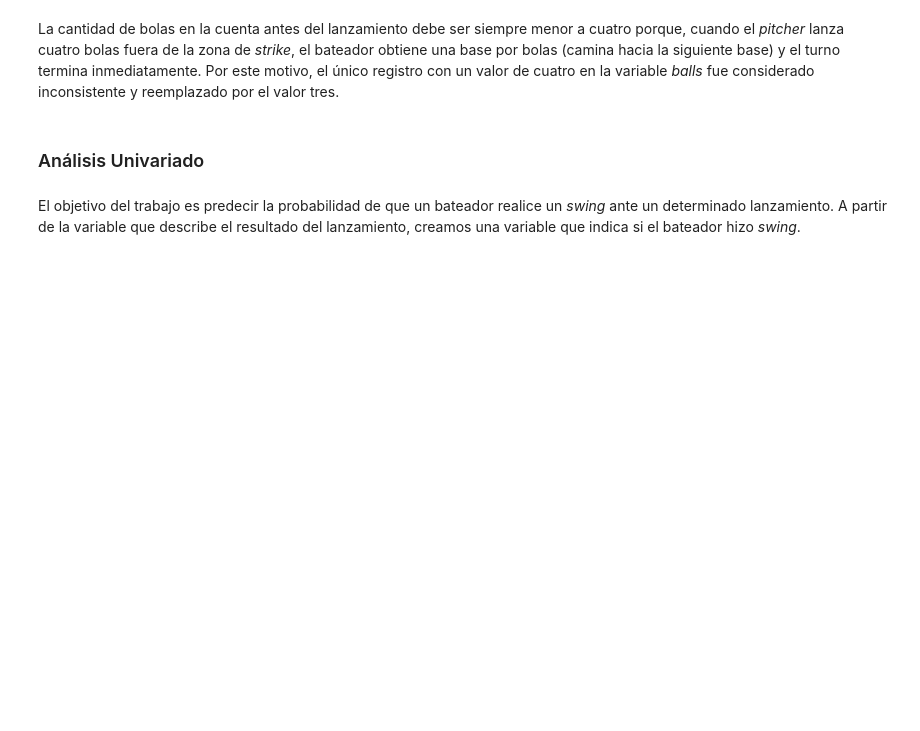
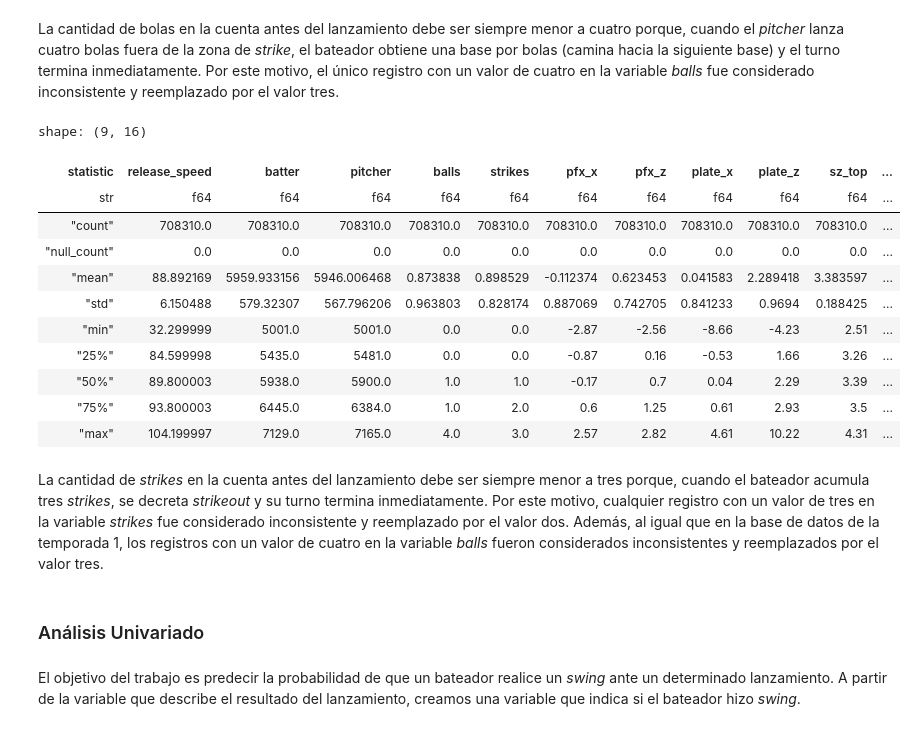
Before and after one commit to luciacordoba14/PythonTP2, a Jupyter notebook: Analisis Descriptivo.ipynb, the cells around one changed output. Drawn from its saved outputs; the diff is of its cells as text; code cells hidden in the pictures; blank space fills up the shorter version.

```diff
--- a/Analisis Descriptivo.ipynb
+++ b/Analisis Descriptivo.ipynb
@@ -18,5 +18,6 @@ En primer lugar, cargamos la base de datos que se va a utilizar para entrenar mo
 # %%
 datos_temporada1 = pl.read_parquet(ROOT / "Datos" / "temporada1.parquet")
+datos_temporada2 = pl.read_parquet(ROOT / "Datos" / "temporada2.parquet")
 # %% [markdown]
 ### Limpieza de Datos
 # %%
@@ -91,3 +103,20 @@ datos_temporada1 = datos_temporada1.with_columns(
       .otherwise(pl.col("balls"))
       .alias("balls")
 )
+# %%
+datos_temporada2.describe()
+# %% [output]
+shape: (9, 16)
+| statistic | release_speed | batter | pitcher | balls | strikes | pfx_x | pfx_z | plate_x | plate_z | sz_top | ... |
+| str | f64 | f64 | f64 | f64 | f64 | f64 | f64 | f64 | f64 | f64 | ... |
+| "count" | 708310.0 | 708310.0 | 708310.0 | 708310.0 | 708310.0 | 708310.0 | 708310.0 | 708310.0 | 708310.0 | 708310.0 | ... |
+| "null_count" | 0.0 | 0.0 | 0.0 | 0.0 | 0.0 | 0.0 | 0.0 | 0.0 | 0.0 | 0.0 | ... |
+| "mean" | 88.892169 | 5959.933156 | 5946.006468 | 0.873838 | 0.898529 | -0.112374 | 0.623453 | 0.041583 | 2.289418 | 3.383597 | ... |
+| "std" | 6.150488 | 579.32307 | 567.796206 | 0.963803 | 0.828174 | 0.887069 | 0.742705 | 0.841233 | 0.9694 | 0.188425 | ... |
+| "min" | 32.299999 | 5001.0 | 5001.0 | 0.0 | 0.0 | -2.87 | -2.56 | -8.66 | -4.23 | 2.51 | ... |
+| "25%" | 84.599998 | 5435.0 | 5481.0 | 0.0 | 0.0 | -0.87 | 0.16 | -0.53 | 1.66 | 3.26 | ... |
+| "50%" | 89.800003 | 5938.0 | 5900.0 | 1.0 | 1.0 | -0.17 | 0.7 | 0.04 | 2.29 | 3.39 | ... |
+| "75%" | 93.800003 | 6445.0 | 6384.0 | 1.0 | 2.0 | 0.6 | 1.25 | 0.61 | 2.93 | 3.5 | ... |
+| "max" | 104.199997 | 7129.0 | 7165.0 | 4.0 | 3.0 | 2.57 | 2.82 | 4.61 | 10.22 | 4.31 | ... |
+# %% [markdown]
+La cantidad de *strikes* en la cuenta antes del lanzamiento debe ser siempre menor a tres porque, cuando el bateador acumula tres *strikes*, se decreta *strikeout* y su turno termina inmediatamente. Por este motivo, cualquier registro con un valor de tres en la variable *strikes* fue considerado inconsistente y reemplazado por el valor dos. Además, al igual que en la base de datos de la temporada 1, los registros con un valor de cuatro en la variable *balls* fueron considerados inconsistentes y reemplazados por el valor tres.
```
Also changed, not shown: parts of 12 cells of this notebook.
